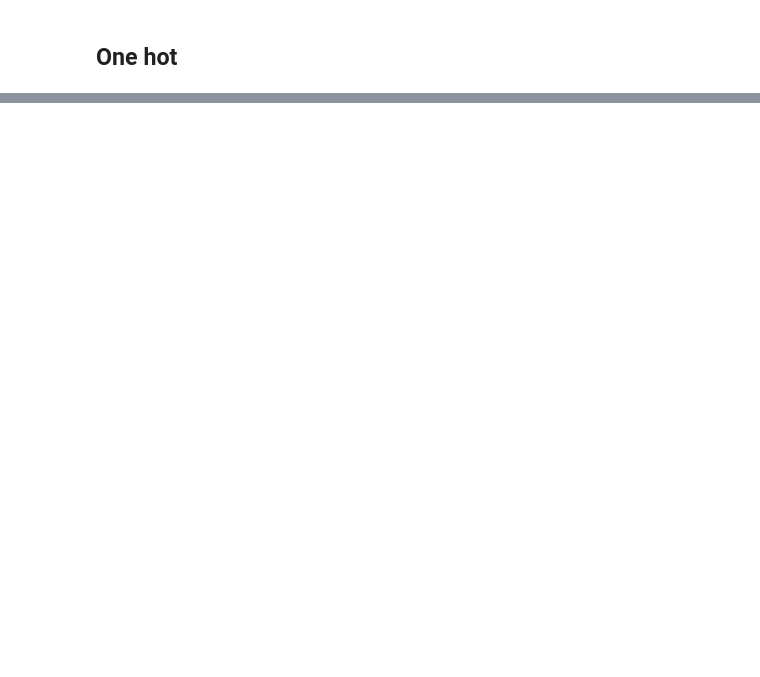
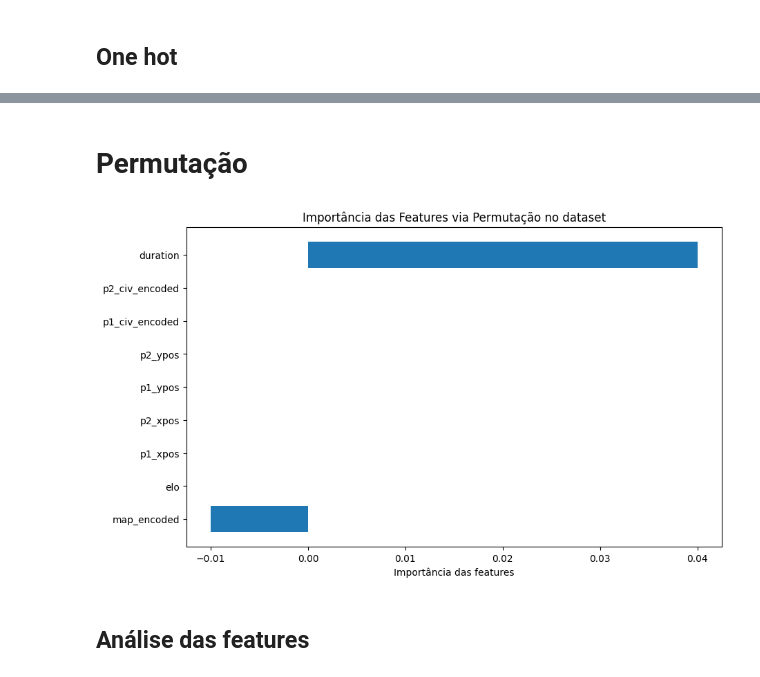
Before and after one commit to FlamingoLindo/UMC-Age-of-Empires-2, a Jupyter notebook: teste_age_of_empires.ipynb, the cells around one changed output, grey strips where cells are left out. Cells and saved outputs as stored; diff of their text form; code cells hidden in the pictures; blank space fills up the shorter version.

```diff
--- a/teste_age_of_empires.ipynb
+++ b/teste_age_of_empires.ipynb
@@ -58,0 +24,4 @@ dtype: int64
+# %%
+file_path = 'https://raw.githubusercontent.com/FlamingoLindo/UMC-Age-of-Empires-2/main/aoe_data.csv'
+df = pd.read_csv(file_path)
+df.head()
@@ -108,4 +139,4 @@ print(df)
 # %%
-df.drop(range(1000, 224598), inplace=True, errors='ignore')
+df.drop(range(3500, 224598), inplace=True, errors='ignore')
 print(df)
 # %% [output]
@@ -129,15 +162,13 @@ print(df)
 # %% [markdown]
 ## Label encoding
 # %%
-# le_map = LabelEncoder()
 
-# df['map_encoded'] = le_map.fit_transform(df['map'])
+le_map = LabelEncoder()
+df['map_encoded'] = le_map.fit_transform(df['map'])
+le_civ = LabelEncoder()
 
+df['p1_civ_encoded'] = le_civ.fit_transform(df['p1_civ'])
+le_civ2 = LabelEncoder()
 
-# le_civ = LabelEncoder()
-# df['p1_civ_encoded'] = le_civ.fit_transform(df['p1_civ'])
-
-# le_civ2 = LabelEncoder()
-# df['p2_civ_encoded'] = le_civ2.fit_transform(df['p2_civ'])
-
-# df.head()
+df['p2_civ_encoded'] = le_civ2.fit_transform(df['p2_civ'])
+df.head()
@@ -229,12 +314,18 @@ print(classification_report(y_test, y_pred))
+# %% [markdown]
+# Permutação
 # %%
 result = permutation_importance(best_svm, X_test_scaled, y_test, n_repeats=10, random_state=42)
 sorted_idx = result.importances_mean.argsort()
 plt.figure(figsize=(10, 6))
 plt.barh(range(len(sorted_idx)), result.importances_mean[sorted_idx], align='center')
 plt.yticks(range(len(sorted_idx)), [X.columns[i] for i in sorted_idx])
-plt.xlabel('Feature Importance (Mean Decrease in Accuracy)')
-plt.title('Importância das Features via Permutation no Conjunto de Teste')
+plt.xlabel('Importância das features')
+plt.title('Importância das Features via Permutação no dataset')
 plt.show()
+# %% [output]
+[figure, added]
+# %% [markdown]
+## Análise das features
 # %%
 fp_indices = np.where((y_pred == 1) & (y_test != 1))[0]
 fn_indices = np.where((y_pred != 1) & (y_test == 1))[0]
```
Also changed, not shown: parts of 34 cells of this notebook.
